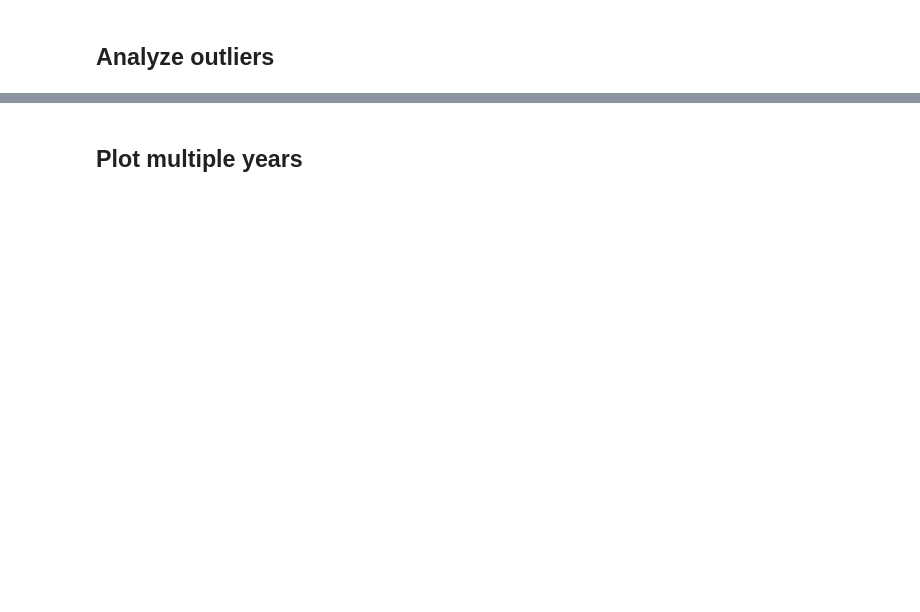
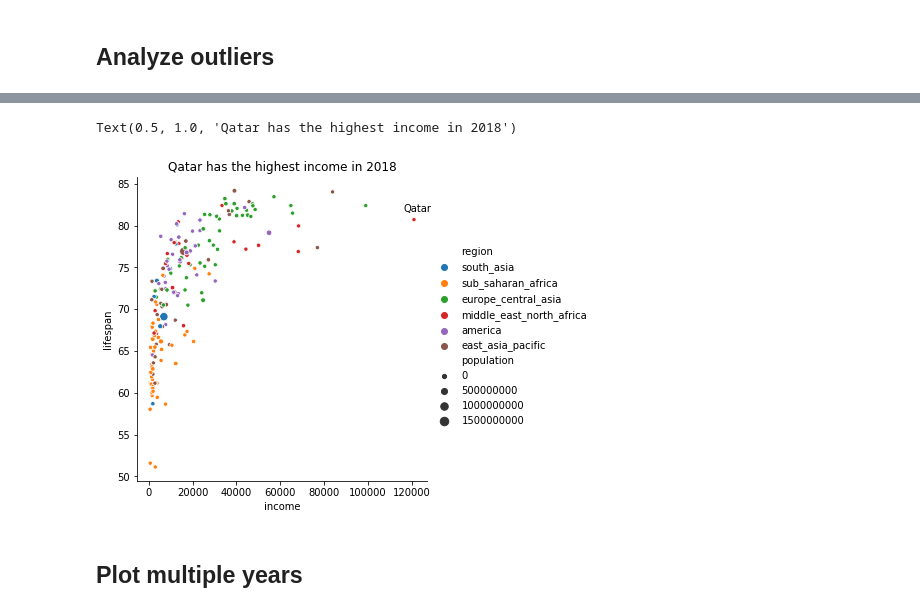
Before and after one commit to bloominstituteoftechnology/DS-Unit-1-Sprint-3-Data-Storytelling, a Jupyter notebook: module4-sequence-your-narrative/LS_DS_224_Sequence_your_narrative.ipynb, the cells around one changed output, grey strips where cells are left out. Saved outputs shown, nothing was run; the diff lists cells and outputs as text; code cells hidden in the pictures; blank space fills up the shorter version.

```diff
--- a/module4-sequence-your-narrative/LS_DS_224_Sequence_your_narrative.ipynb
+++ b/module4-sequence-your-narrative/LS_DS_224_Sequence_your_narrative.ipynb
@@ -174,2 +334,14 @@ df.shape
+# %%
+qatar = now[now.country == 'Qatar']
+qatar_income = qatar.income.values[0]
+qatar_lifespan = qatar.lifespan.values[0]
+# %%
+sns.relplot(x='income', y = 'lifespan', hue = 'region', size = 'population', data=now);
+
+plt.text(x=qatar_income - 5000, y = qatar_lifespan + 1, s='Qatar')
+plt.title('Qatar has the highest income in 2018')
+# %% [output]
+Text(0.5, 1.0, 'Qatar has the highest income in 2018')
+[figure, added]
 # %% [markdown]
 ## Plot multiple years
```
Also changed, not shown: parts of 18 cells of this notebook.
